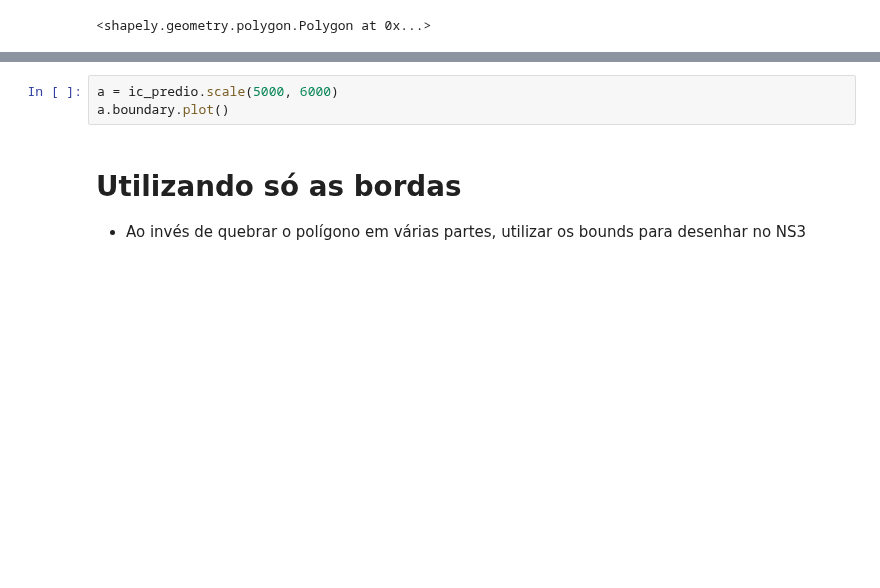
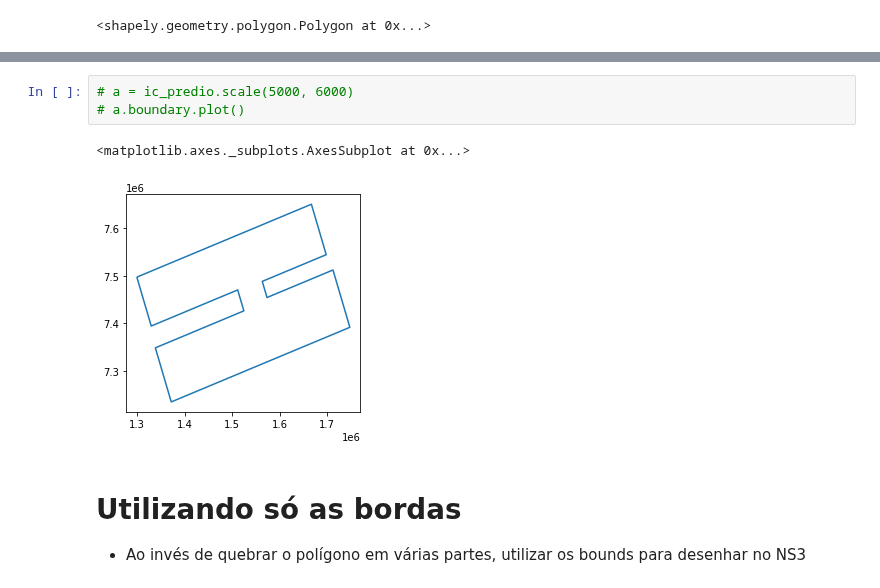
Before and after one commit to wasp-lahis/ns3-bmap, a Jupyter notebook: Geopandas-Unicamp.ipynb, the cells around one changed output, grey strips where cells are left out. Saved outputs shown, nothing was run; the diff lists cells and outputs as text; blank space fills up the shorter version.

```diff
--- a/Geopandas-Unicamp.ipynb
+++ b/Geopandas-Unicamp.ipynb
@@ -358,6 +380,9 @@ plot_new_polygons(result[3])
 # %%
-a = ic_predio.scale(5000, 6000)
-a.boundary.plot()
+# a = ic_predio.scale(5000, 6000)
+# a.boundary.plot()
+# %% [output]
+<matplotlib.axes._subplots.AxesSubplot at 0x...>
+[figure, added]
 # %% [markdown]
 # Utilizando só as bordas
 
```
Also changed, not shown: parts of 12 cells of this notebook.
